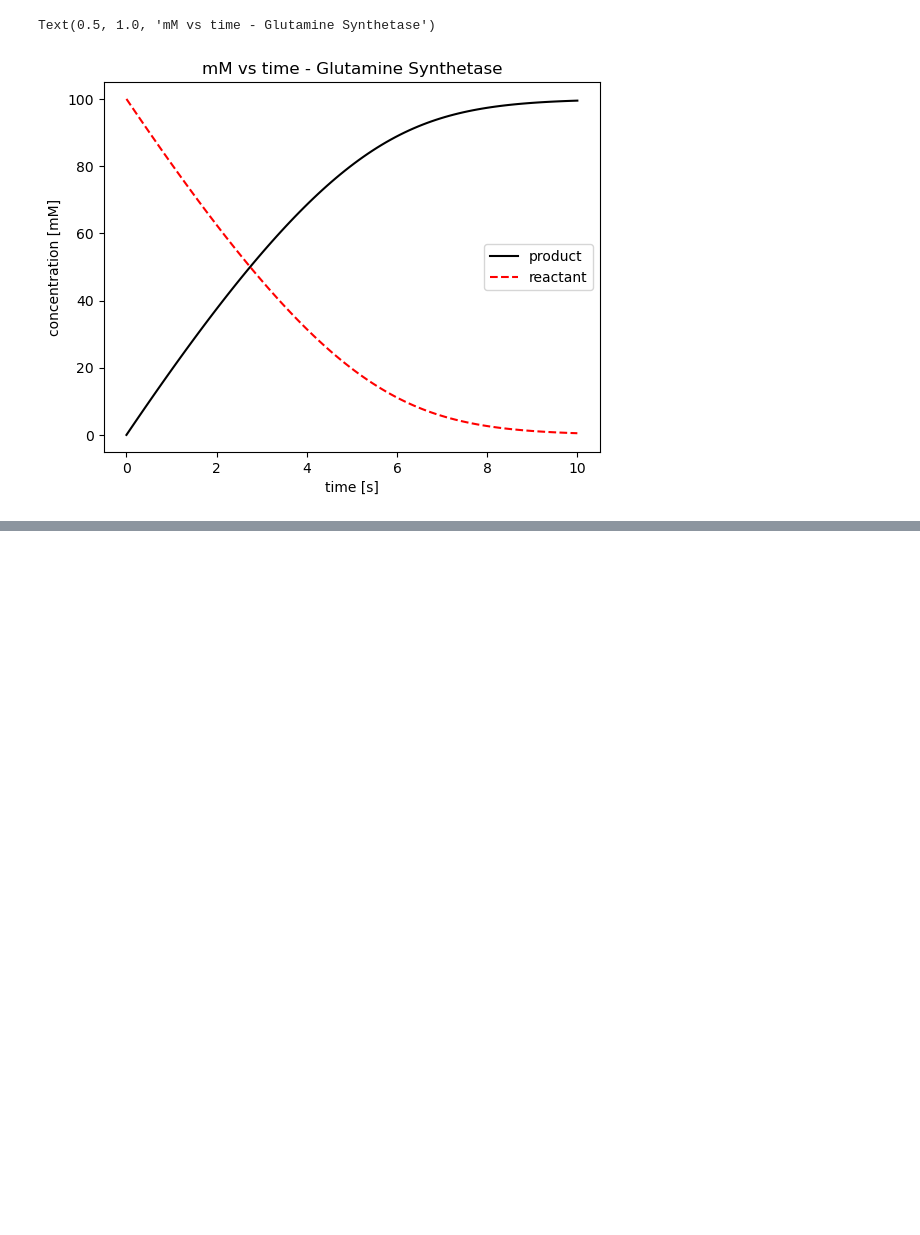
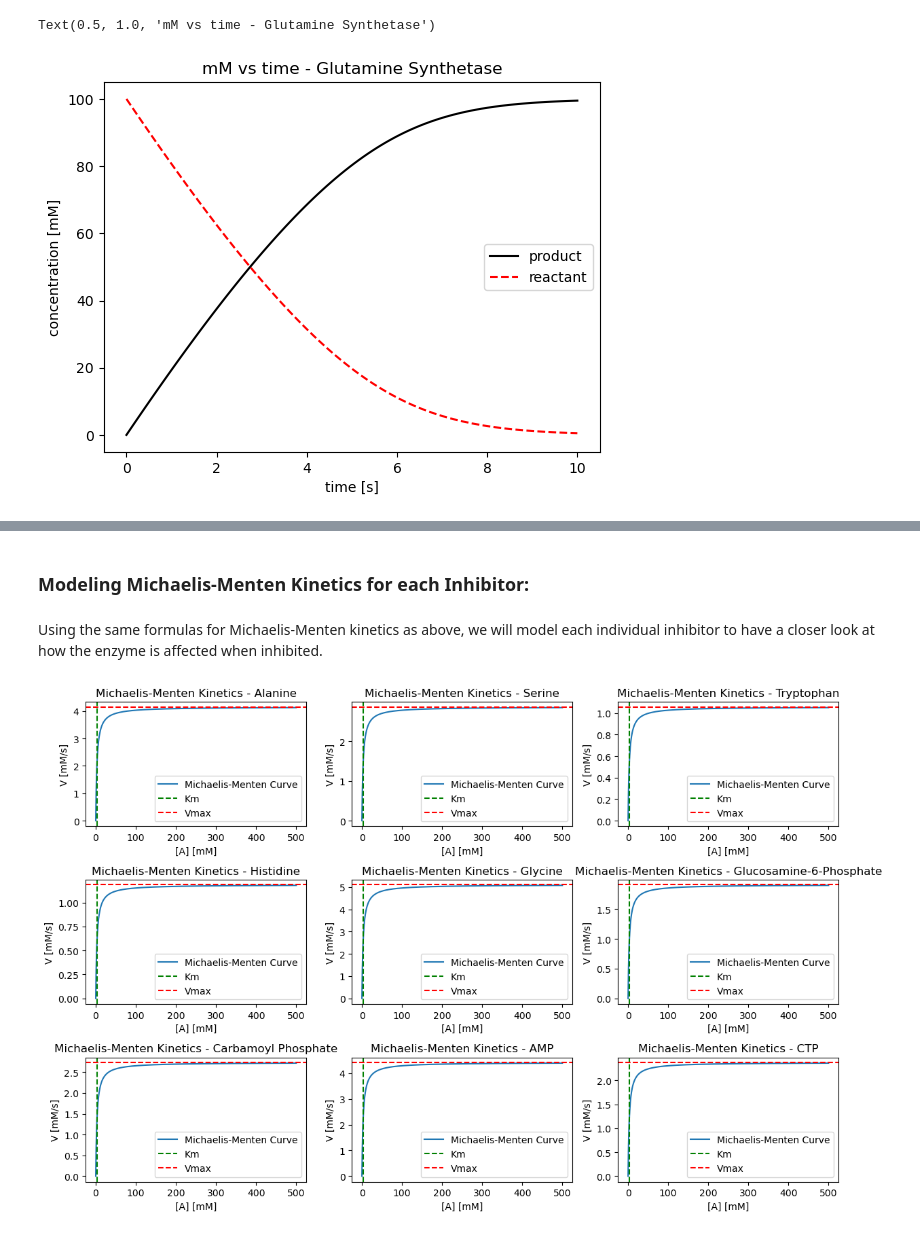
Before and after one commit to smyoung14/BME3990, a Jupyter notebook: FinalProject.ipynb, the cells around one changed output, grey strips where cells are left out. Drawn from its saved outputs; the diff is of its cells as text; code cells hidden in the pictures; blank space fills up the shorter version.

```diff
--- a/FinalProject.ipynb
+++ b/FinalProject.ipynb
@@ -79,0 +150,46 @@ Text(0.5, 1.0, 'mM vs time - Glutamine Synthetase')
+# %% [markdown]
+### Modeling Michaelis-Menten Kinetics for each Inhibitor:
+# %% [markdown]
+Using the same formulas for Michaelis-Menten kinetics as above, we will model each individual inhibitor to have a closer look at how the enzyme is affected when inhibited.
+# %%
+#Modeling Michaelis-Menten kinetics for each inhibitor
+#Initial constants calculated off inhibitor potency from BRENDA Kcat value
+Kcat_values = {
+    'Alanine': 2580 * .161,
+    'Serine': 2580 * .111,
+    'Tryptophan': 2580 * .041,
+    'Histidine': 2580 * .046,
+    'Glycine': 2580 * .198,
+    'Glucosamine-6-Phosphate': 2580 * .074,
+    'Carbamoyl Phosphate': 2580 * .106,
+    'AMP': 2580 * .171,
+    'CTP': 2580 * .092}
+
+K_M = 3
+E_0 = 10e-3
+#Range of reactant concentrations
+A = np.linspace(0,500,1000)
+# %%
+#Initialize subplots Michaelis Menten kinetics
+fig, axs = plt.subplots(3, 3, figsize=[12, 8])
+axs = axs.flatten()
+
+#Loop through each inhibitor and plot its Michaelis-Menten kinetics
+for i, (inhibitor, Kcat) in enumerate(Kcat_values.items()):
+    #Calculate rate from MM equation
+    v = Kcat * E_0 * (A / (K_M + A))
+    V_max = Kcat * E_0
+
+    #Plot V vs A in loop to add separate subplots
+    axs[i].plot(A, v, label='Michaelis-Menten Curve')
+    axs[i].axvline(x=K_M, color='g', linestyle='--', label='Km')
+    axs[i].axhline(y=V_max, color='r', linestyle='--', label='Vmax')
+    axs[i].legend()
+    axs[i].set_xlabel('[A] [mM]')
+    axs[i].set_ylabel('V [mM/s]')
+    axs[i].set_title('Michaelis-Menten Kinetics - ' + inhibitor)
+
+plt.tight_layout()
+plt.show()
+# %% [output]
+[figure, added]
```
Also changed, not shown: parts of 22 cells of this notebook.
